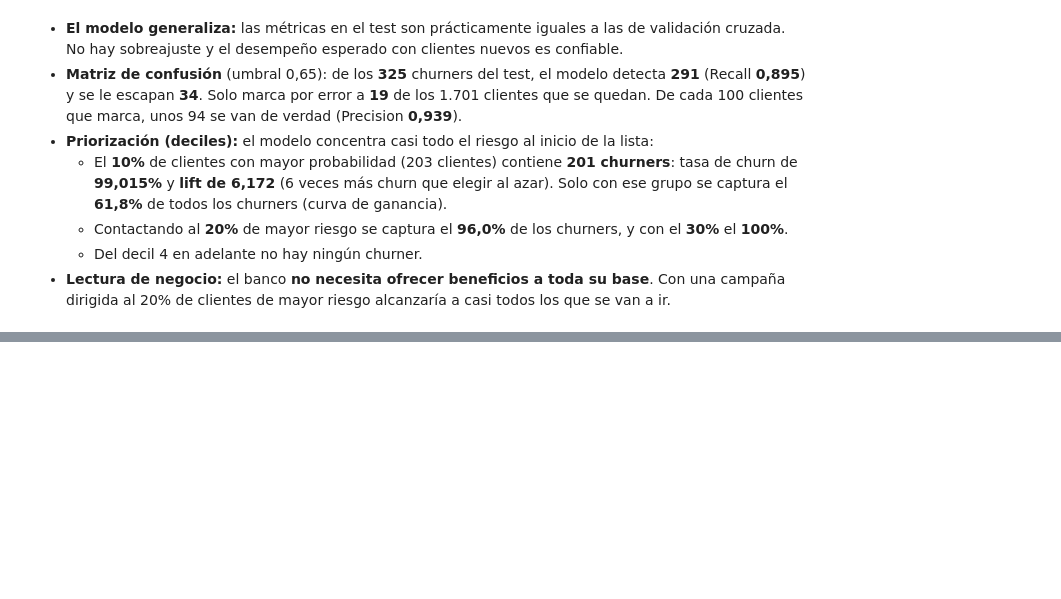
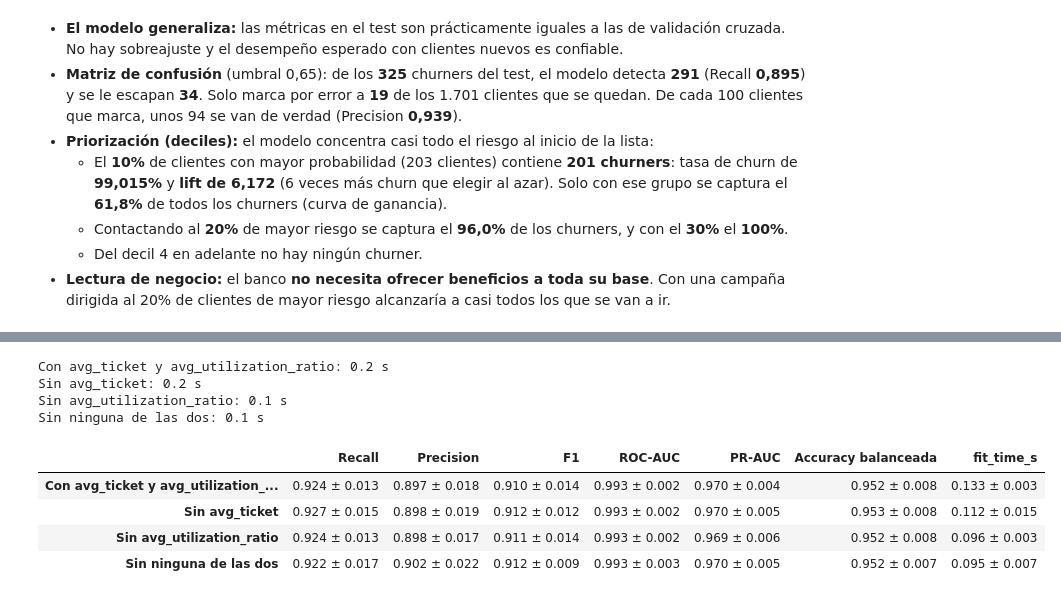
Before and after one commit to crissebasbol/bank_churn_prediction, a Jupyter notebook: notebooks/churn_analysis.ipynb, the cells around one changed output, grey strips where cells are left out. Saved outputs shown, nothing was run; the diff lists cells and outputs as text; code cells hidden in the pictures; blank space fills up the shorter version.

```diff
--- a/notebooks/churn_analysis.ipynb
+++ b/notebooks/churn_analysis.ipynb
@@ -1203,0 +1237,16 @@ viz.save_fig(fig, "14_gain_curve_test")
+# %%
+ablation_summary, _ = training.run_experiments(
+    models.feature_ablation_models(y_train, **{k.replace("model__", ""): v for k, v in xgb_search.best_params_.items()}),
+    X_train, y_train,
+)
+training.format_cv_summary(ablation_summary)
+# %% [output]
+Con avg_ticket y avg_utilization_ratio: 0.2 s
+Sin avg_ticket: 0.2 s
+Sin avg_utilization_ratio: 0.1 s
+Sin ninguna de las dos: 0.1 s
+|  | Recall | Precision | F1 | ROC-AUC | PR-AUC | Accuracy balanceada | fit_time_s |
+| Con avg_ticket y avg_utilization_... | 0.924 ± 0.013 | 0.897 ± 0.018 | 0.910 ± 0.014 | 0.993 ± 0.002 | 0.970 ± 0.004 | 0.952 ± 0.008 | 0.133 ± 0.003 |
+| Sin avg_ticket | 0.927 ± 0.015 | 0.898 ± 0.019 | 0.912 ± 0.012 | 0.993 ± 0.002 | 0.970 ± 0.005 | 0.953 ± 0.008 | 0.112 ± 0.015 |
+| Sin avg_utilization_ratio | 0.924 ± 0.013 | 0.898 ± 0.017 | 0.911 ± 0.014 | 0.993 ± 0.002 | 0.969 ± 0.006 | 0.952 ± 0.008 | 0.096 ± 0.003 |
+| Sin ninguna de las dos | 0.922 ± 0.017 | 0.902 ± 0.022 | 0.912 ± 0.009 | 0.993 ± 0.003 | 0.970 ± 0.005 | 0.952 ± 0.007 | 0.095 ± 0.007 |
```
Also changed, not shown: parts of 7 cells of this notebook, 3 other files.
